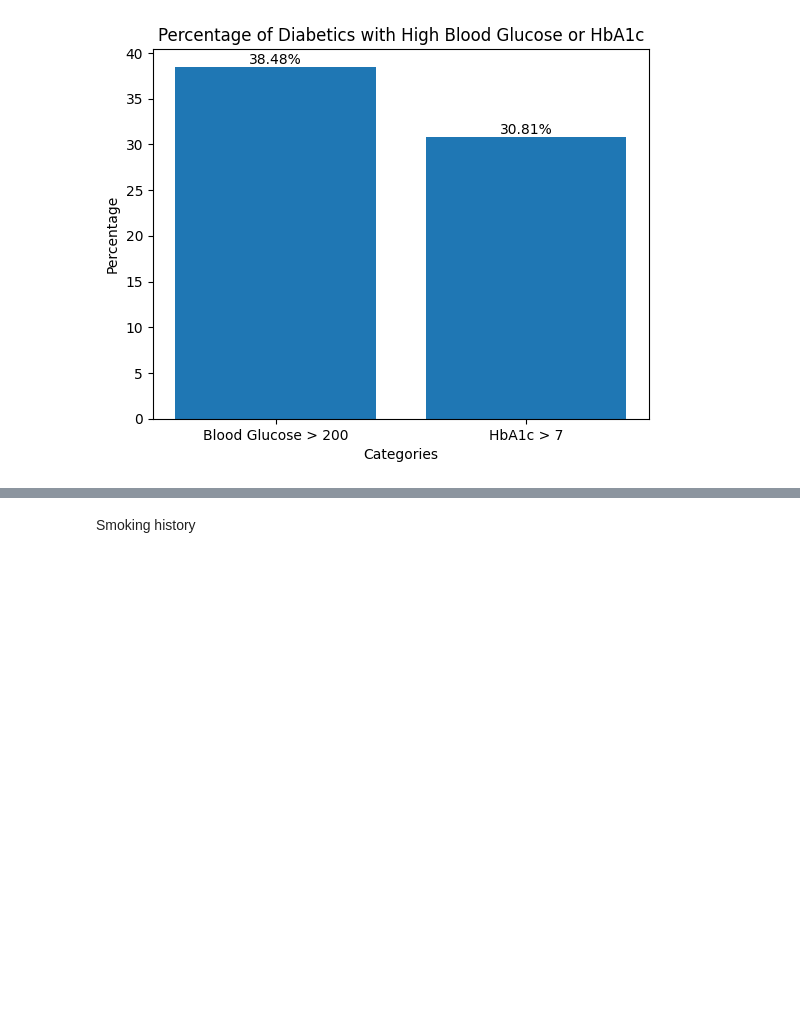
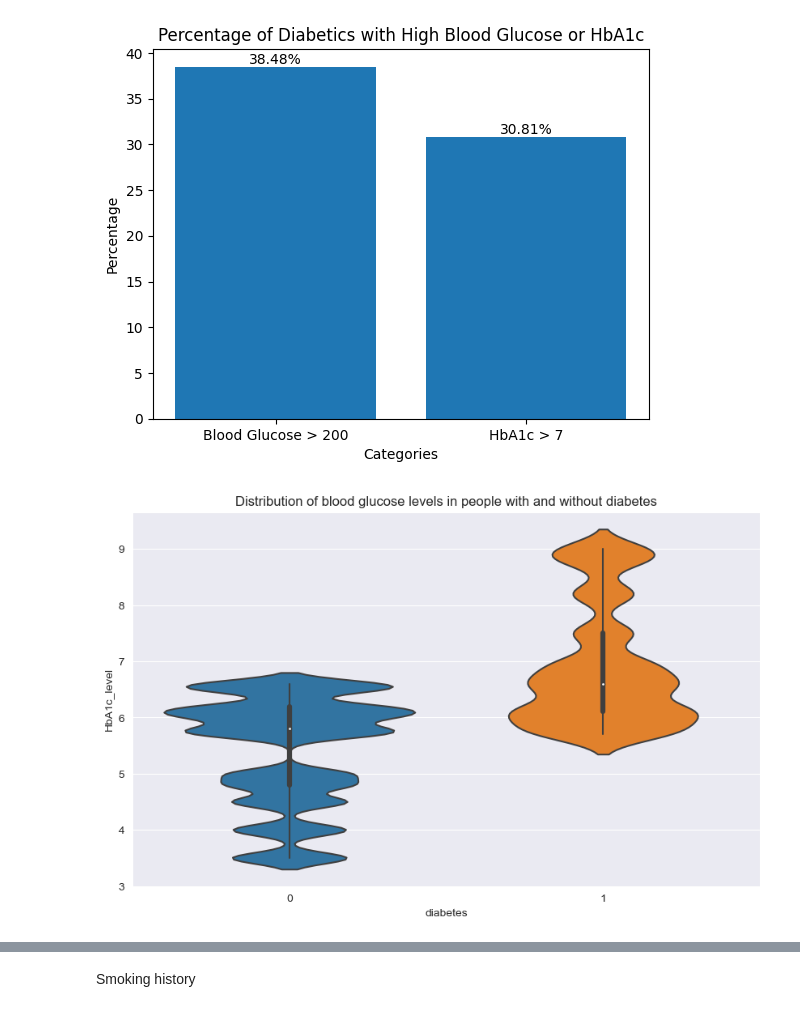
Before and after one commit to shirin-25/Python_labs, a Jupyter notebook: main.ipynb, the cells around one changed output, grey strips where cells are left out. Drawn from its saved outputs; the diff is of its cells as text; code cells hidden in the pictures; blank space fills up the shorter version.

```diff
--- a/main.ipynb
+++ b/main.ipynb
@@ -424,3 +438,10 @@ Percentage of diabetics with HbA1c > 7: 30.81%
 Percentage of diabetes among individuals with HbA1c > 7 and blood glucose > 200:
 Percentage of individuals with HbA1c > 7 and blood glucose > 200: 100.00
 [figure]
+# %%
+plt.figure(figsize=(10, 6))
+sns.violinplot(x='diabetes', y='blood', data=df)
+plt.title('Distribution of blood glucose levels in people with and without diabetes')
+plt.show()
+# %% [output]
+[figure, added]
```
Also changed, not shown: parts of 3 cells of this notebook, 1 other file.
